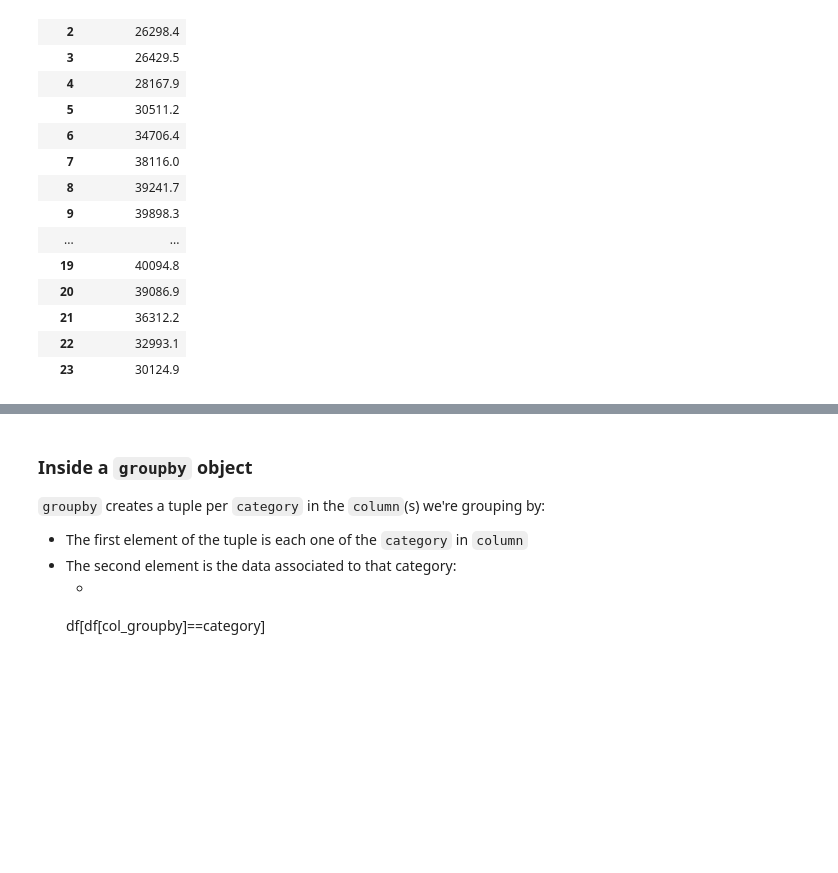
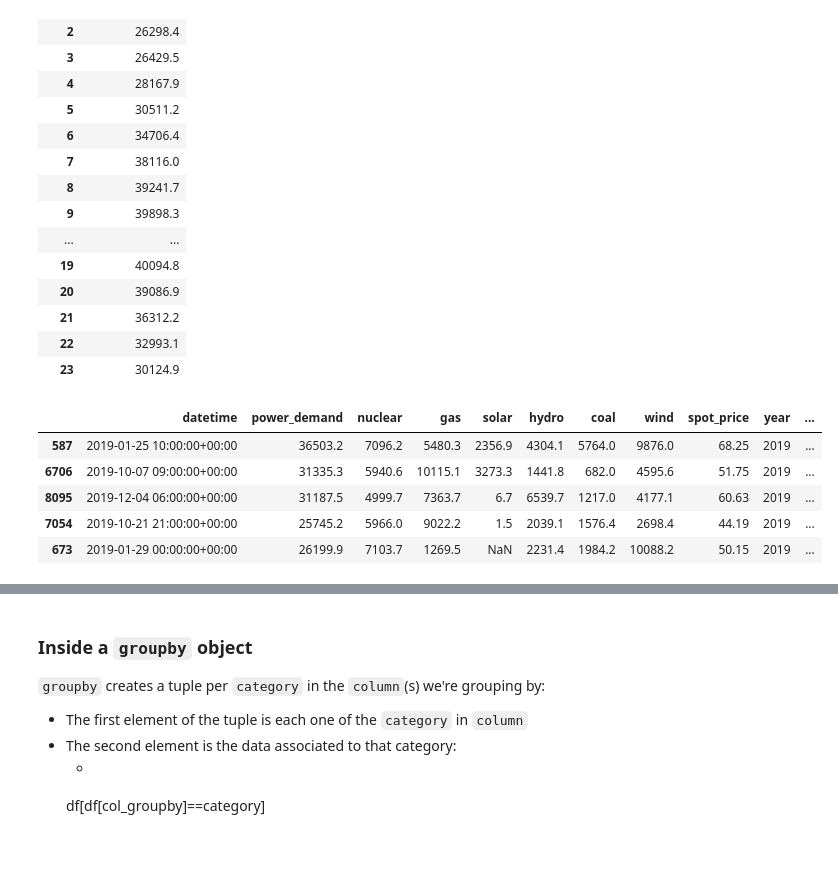
Before and after one commit to BOYSABIO/IE-University, a Jupyter notebook: IE_MASTERS/7_PYTHON_FOR_DATA_ANALYSIS/s15_pandas_reading_and_operations.ipynb, the cells around one changed output, grey strips where cells are left out. Saved outputs shown, nothing was run; the diff lists cells and outputs as text; code cells hidden in the pictures; blank space fills up the shorter version.

```diff
--- a/IE_MASTERS/7_PYTHON_FOR_DATA_ANALYSIS/s15_pandas_reading_and_operations.ipynb
+++ b/IE_MASTERS/7_PYTHON_FOR_DATA_ANALYSIS/s15_pandas_reading_and_operations.ipynb
@@ -737,7 +766,7 @@ animals.groupby("year", as_index=False)[["dogs"]].sum()
 # read energy data
 from datetime import datetime
 
-energy = pd.read_csv("../data/energy.csv")
+energy = pd.read_csv("energy.csv")
 
 energy.head()
 # %% [output]
@@ -816,6 +845,15 @@ max_energy_per_hour
 | 21 | 36312.2 |
 | 22 | 32993.1 |
 | 23 | 30124.9 |
+# %%
+energy.sample(5)
+# %% [output]
+|  | datetime | power_demand | nuclear | gas | solar | hydro | coal | wind | spot_price | year | ... |
+| 587 | 2019-01-25 10:00:00+00:00 | 36503.2 | 7096.2 | 5480.3 | 2356.9 | 4304.1 | 5764.0 | 9876.0 | 68.25 | 2019 | ... |
+| 6706 | 2019-10-07 09:00:00+00:00 | 31335.3 | 5940.6 | 10115.1 | 3273.3 | 1441.8 | 682.0 | 4595.6 | 51.75 | 2019 | ... |
+| 8095 | 2019-12-04 06:00:00+00:00 | 31187.5 | 4999.7 | 7363.7 | 6.7 | 6539.7 | 1217.0 | 4177.1 | 60.63 | 2019 | ... |
+| 7054 | 2019-10-21 21:00:00+00:00 | 25745.2 | 5966.0 | 9022.2 | 1.5 | 2039.1 | 1576.4 | 2698.4 | 44.19 | 2019 | ... |
+| 673 | 2019-01-29 00:00:00+00:00 | 26199.9 | 7103.7 | 1269.5 | NaN | 2231.4 | 1984.2 | 10088.2 | 50.15 | 2019 | ... |
 # %%
 # day of week with lowest average consumption of fossil fuels
 
```
Also changed, not shown: parts of 8 cells of this notebook, 1 other file.
